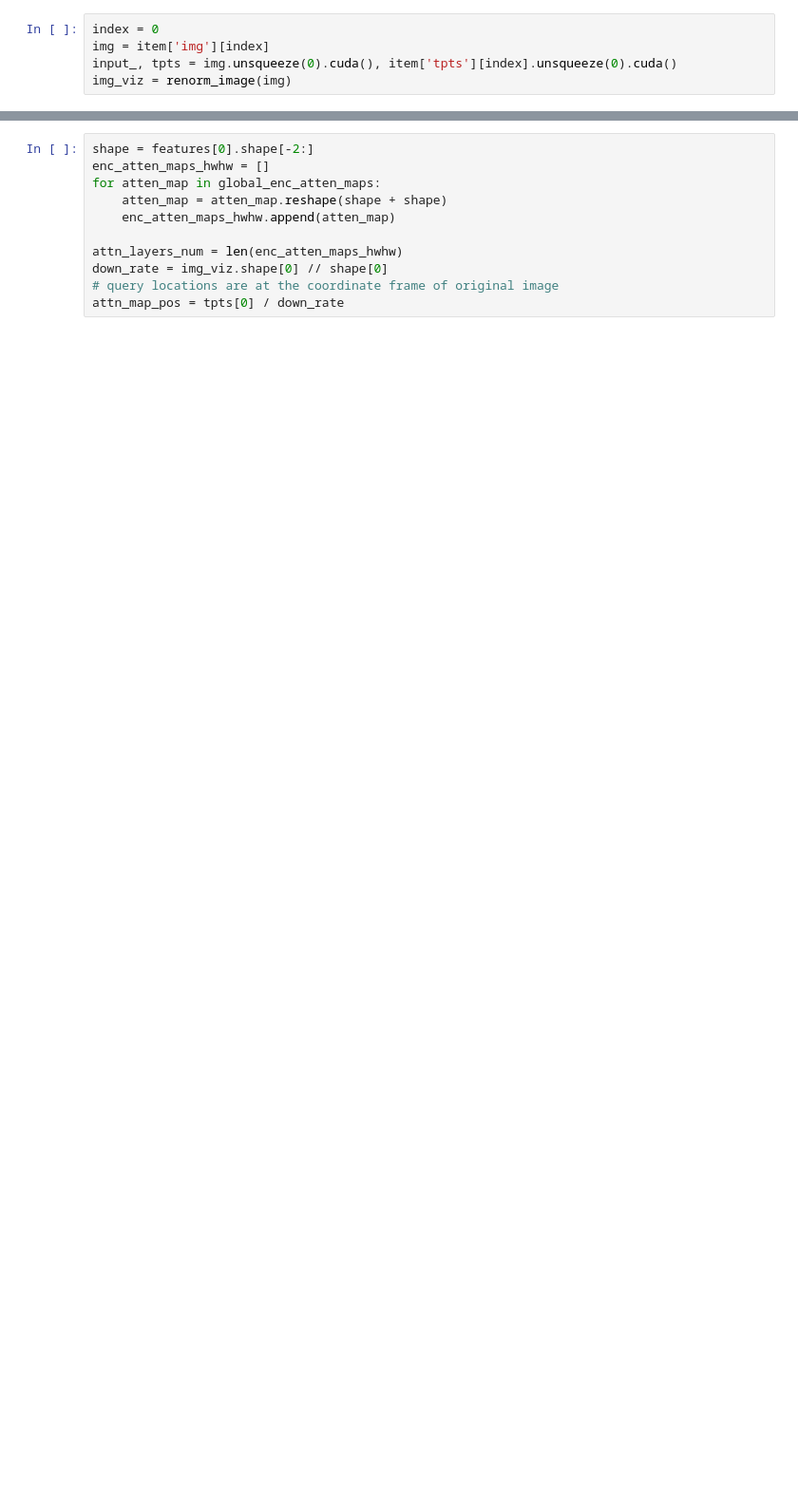
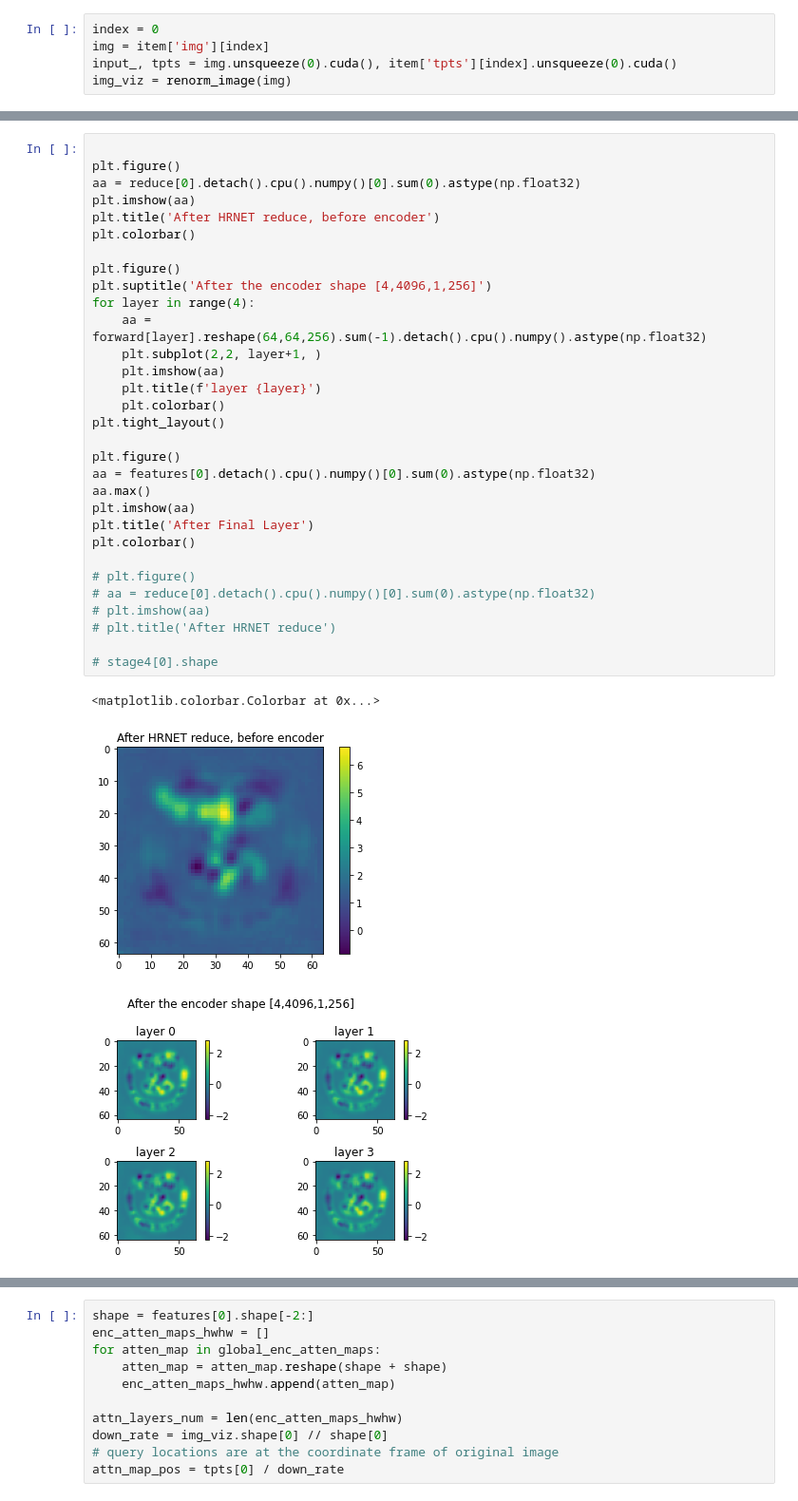
Before and after one commit to 00itamarts00/FacialLandmarkDetectionDETR, a Jupyter notebook: notebooks/visualize_attention_maps.ipynb, the cells around one changed output, grey strips where cells are left out. Shown at 95% size. Saved outputs shown, nothing was run; the diff lists cells and outputs as text; blank space fills up the shorter version.

```diff
--- a/notebooks/visualize_attention_maps.ipynb
+++ b/notebooks/visualize_attention_maps.ipynb
@@ -77,0 +112,35 @@ with torch.no_grad():
+# %%
+
+plt.figure()
+aa = reduce[0].detach().cpu().numpy()[0].sum(0).astype(np.float32)
+plt.imshow(aa)
+plt.title('After HRNET reduce, before encoder')
+plt.colorbar()
+
+plt.figure()
+plt.suptitle('After the encoder shape [4,4096,1,256]')
+for layer in range(4):
+    aa = forward[layer].reshape(64,64,256).sum(-1).detach().cpu().numpy().astype(np.float32)
+    plt.subplot(2,2, layer+1, )
+    plt.imshow(aa)
+    plt.title(f'layer {layer}')
+    plt.colorbar()
+plt.tight_layout()
+
+plt.figure()
+aa = features[0].detach().cpu().numpy()[0].sum(0).astype(np.float32)
+aa.max()
+plt.imshow(aa)
+plt.title('After Final Layer')
+plt.colorbar()
+
+# plt.figure()
+# aa = reduce[0].detach().cpu().numpy()[0].sum(0).astype(np.float32)
+# plt.imshow(aa)
+# plt.title('After HRNET reduce')
+
+# stage4[0].shape
+# %% [output]
+<matplotlib.colorbar.Colorbar at 0x...>
+[figure, added]
+[figure, added]
```
Also changed, not shown: parts of 21 cells of this notebook, 1 other file.
